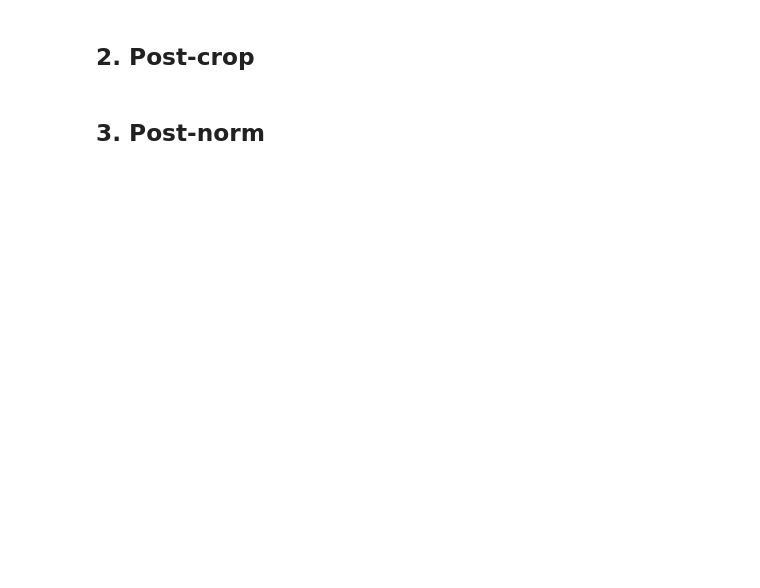
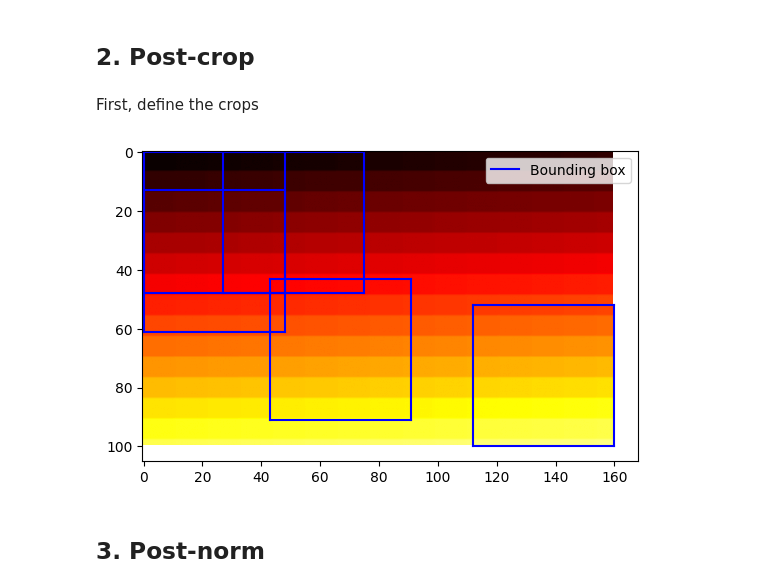
Before and after one commit to abdelabd/CoaxlinkQuadCxp12_1cam, a Jupyter notebook: generate_tb_data_Mono8.ipynb, the cells around one changed output. Saved outputs shown, nothing was run; the diff lists cells and outputs as text; code cells hidden in the pictures; blank space fills up the shorter version.

```diff
--- a/generate_tb_data_Mono8.ipynb
+++ b/generate_tb_data_Mono8.ipynb
@@ -128,4 +161,55 @@ fpath_img_precrop: /home/aelabd/RHEED/CoaxlinkQuadCxp12_1cam/tb_data_Mono8/100x1
 len(fpath_img_precrop): 96
 # %% [markdown]
 ## 2. Post-crop
+# %% [markdown]
+First, define the crops
+# %%
+TOP_LEFT_Y1X1 = [(0,0),
+                 (0,27),    # 0<-->1 left-right overlap
+                 (13,0),   # 1<-->2 top-bottom overlap
+                 (43,43),     # 1<-->3 bottom-right corner overlap
+                 (52, 112)     # 4 by itself, no overlap
+                 ]
+
+def plot_borders_norm(ax, crop_boxes_norm, image_size=(100, 160)):
+    num_blobs = crop_boxes_norm.shape[0]
+    for j in range(num_blobs):
+        cbn = crop_boxes_norm[j].copy()
+        y1, x1, y2, x2 = cbn
+        y1 *= image_size[0]
+        x1 *= image_size[1]
+        y2 *= image_size[0]
+        x2 *= image_size[1]
+
+        ax.plot([x1, x2], [y1, y1], color='blue') # top border
+        ax.plot([x1, x1], [y1, y2], color='blue') # left border
+        ax.plot([x1, x2], [y2, y2], color='blue') # bottom border
+        if j==0:
+            ax.plot([x2, x2], [y1, y2], color='blue', label="Bounding box") # right
+        else:
+            ax.plot([x2, x2], [y1, y2], color='blue') # right
+        ax.legend()
+
+
+crop_boxes_norm = []
+for (y1,x1) in TOP_LEFT_Y1X1:
+    y2 = y1 + OUT_ROWS
+    y1 *= 1/IN_ROWS
+    y2 *= 1/IN_ROWS
+
+    x2 = x1 + OUT_COLS
+    x1 *= 1/IN_COLS
+    x2 *= 1/IN_COLS
+
+    cbn = [y1, x1, y2, x2]
+    crop_boxes_norm.append(cbn)
+crop_boxes_norm = np.array(crop_boxes_norm)
+
+fig, ax = plt.subplots(1)
+ax.imshow(img_precrop_float, cmap='hot', vmin=0, vmax=VMAX)
+plot_borders_norm(ax, crop_boxes_norm)
+plt.show()
+plt.close()
+# %% [output]
+[figure, added]
 # %%
```
Also changed, not shown: parts of 8 cells of this notebook, 2 other files.
